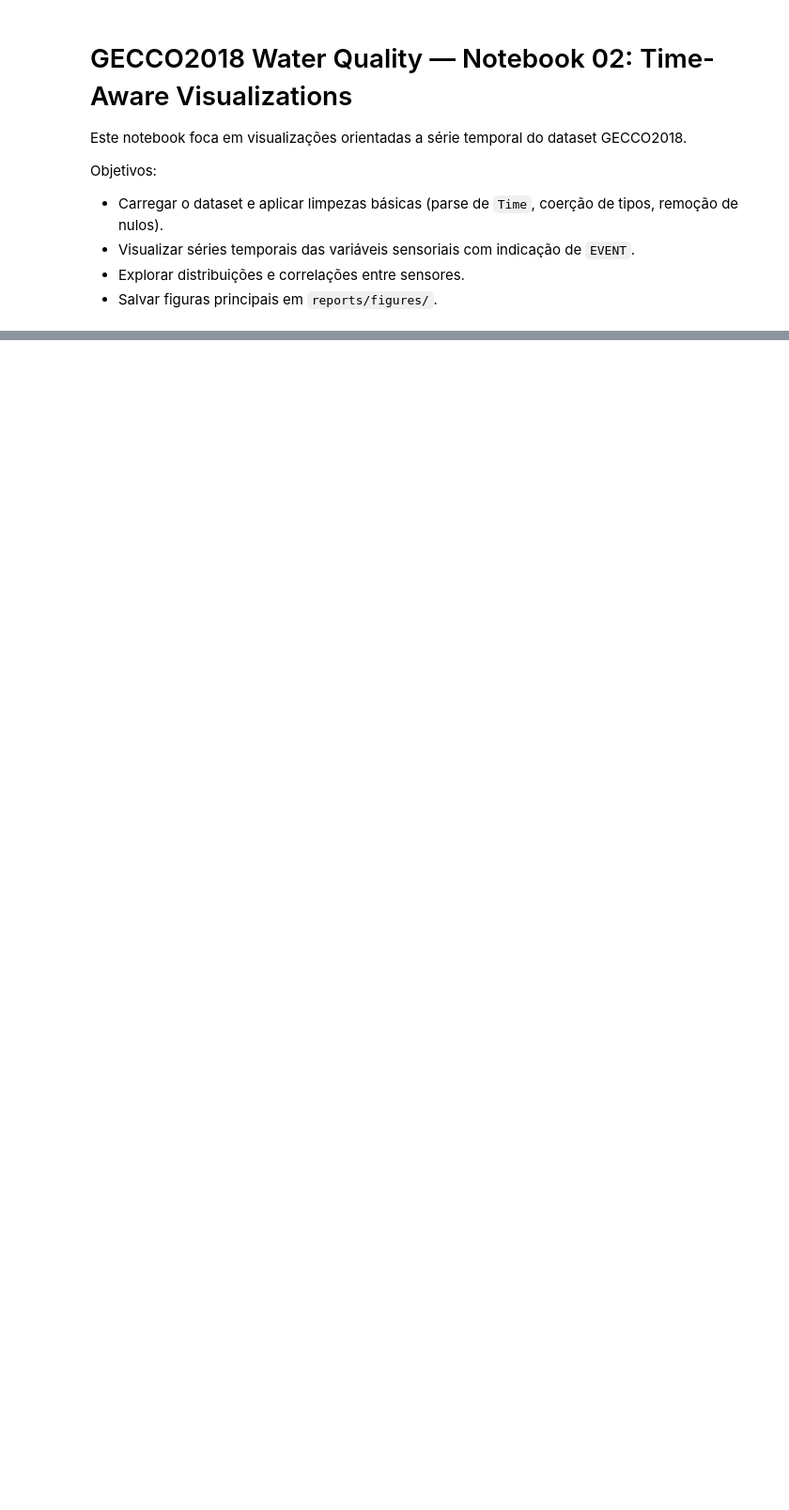
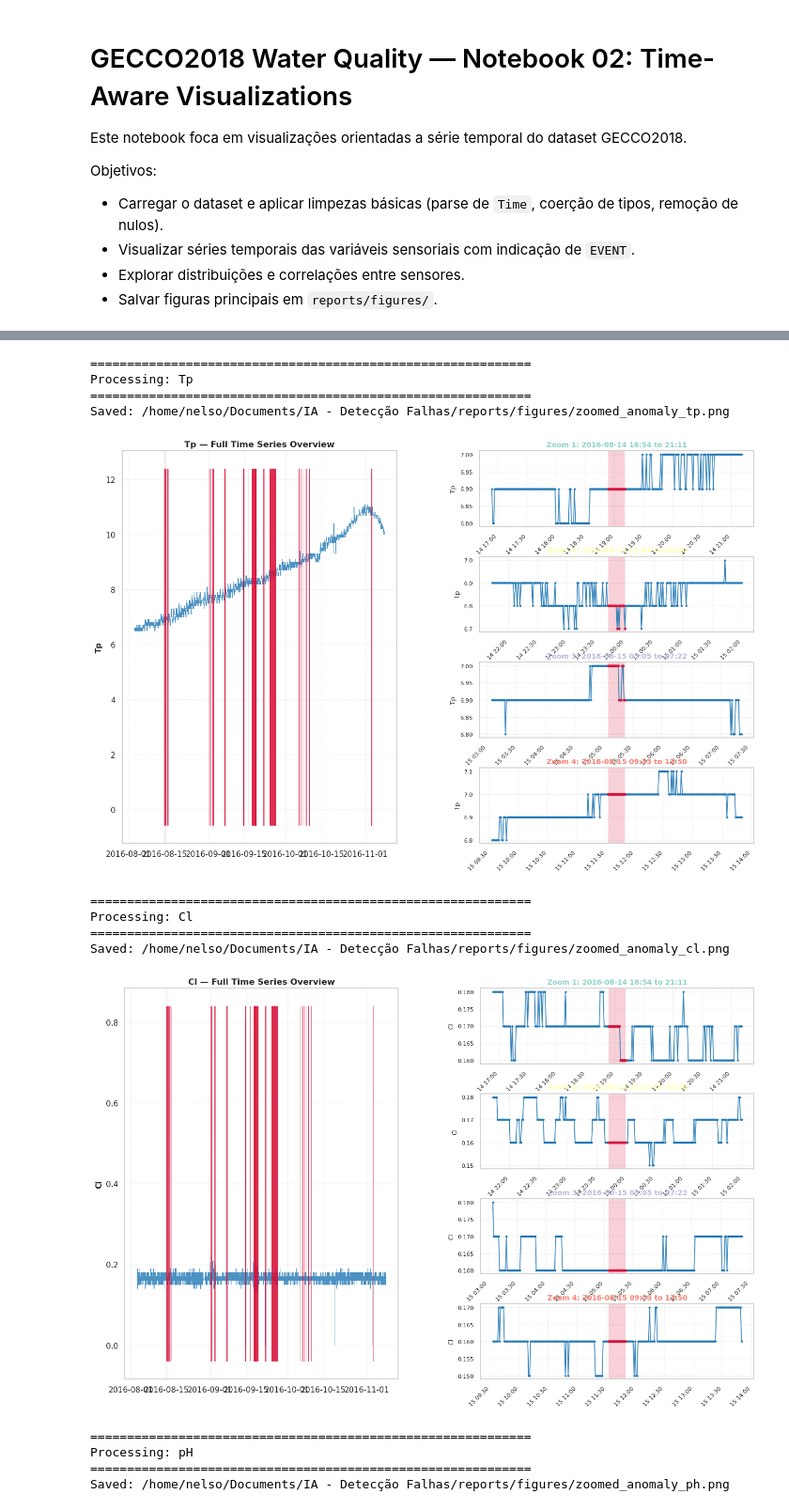
Before and after one commit to nelcostaa/cnn-anomaly-detection, a Jupyter notebook: notebooks/02_visualizations_gecco2018.ipynb, the cells around one changed output, grey strips where cells are left out. Shown at 94% size. Cells and saved outputs as stored; diff of their text form; code cells hidden in the pictures; blank space fills up the shorter version.

```diff
--- a/notebooks/02_visualizations_gecco2018.ipynb
+++ b/notebooks/02_visualizations_gecco2018.ipynb
@@ -148,0 +412,27 @@ print("Saved:", out)
+# %%
+# Generate zoomed visualizations for all sensors
+sensor_cols = ['Tp', 'Cl', 'pH', 'Redox', 'Leit', 'Trueb', 'Cl_2', 'Fm', 'Fm_2']
+
+if len(anomaly_windows) > 0:
+    for sensor in sensor_cols:
+        print(f"\n{'='*60}")
+        print(f"Processing: {sensor}")
+        print('='*60)
+        plot_overview_and_zooms(df_ts, sensor, anomaly_windows, max_zooms=4, save=True)
+else:
+    print("No anomalies found in dataset to visualize.")
+# %% [output]
+============================================================
+Processing: Tp
+============================================================
+Saved: /home/nelso/Documents/IA - Detecção Falhas/reports/figures/zoomed_anomaly_tp.png
+[figure, added]
+============================================================
+Processing: Cl
+============================================================
+Saved: /home/nelso/Documents/IA - Detecção Falhas/reports/figures/zoomed_anomaly_cl.png
+[figure, added]
+============================================================
+Processing: pH
+============================================================
+Saved: /home/nelso/Documents/IA - Detecção Falhas/reports/figures/zoomed_anomaly_ph.png
```
Also changed, not shown: parts of 21 cells of this notebook, 1 other file.
